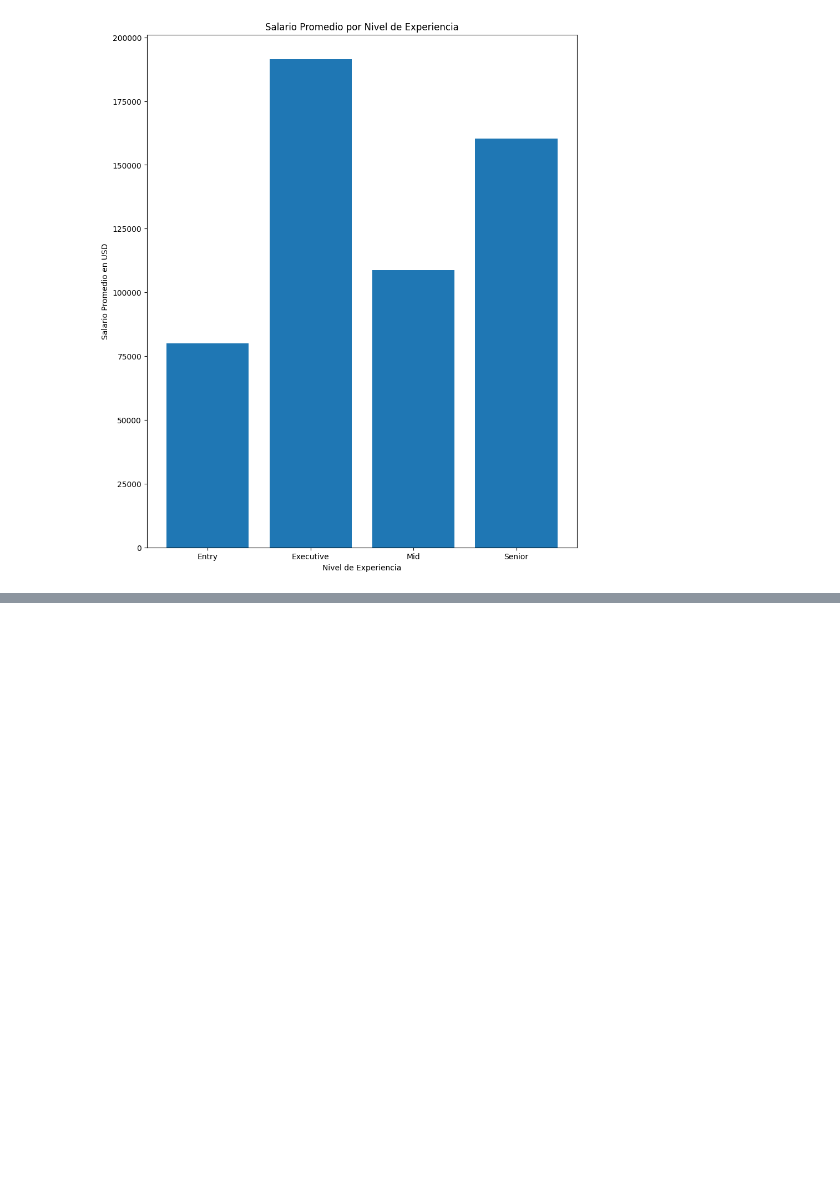
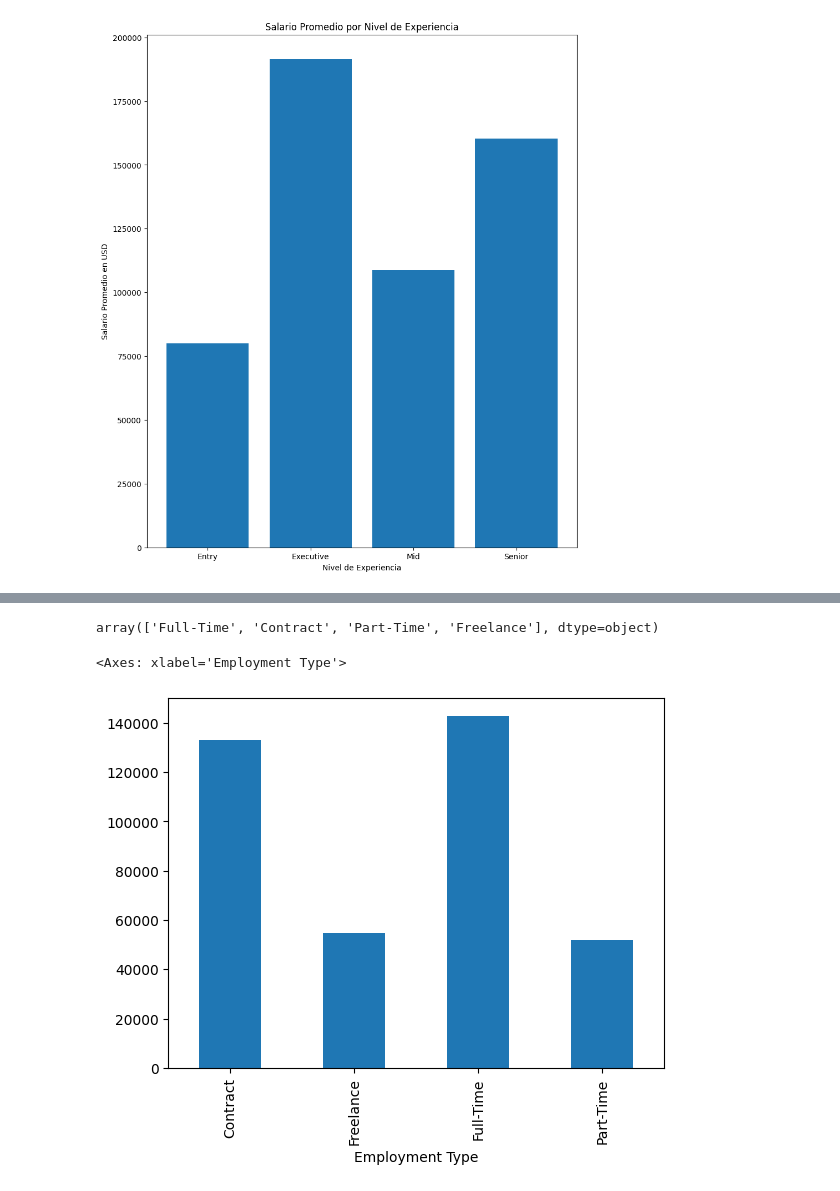
Before and after one commit to Valenfrc/salarios_data_science, a Jupyter notebook: src/explore.ipynb, the cells around one changed output, grey strips where cells are left out. Saved outputs shown, nothing was run; the diff lists cells and outputs as text; code cells hidden in the pictures; blank space fills up the shorter version.

Commit message:
SALARY

```diff
--- a/src/explore.ipynb
+++ b/src/explore.ipynb
@@ -104,0 +111,9 @@ df
+# %%
+df['Employment Type'].unique()
+# %% [output]
+array(['Full-Time', 'Contract', 'Part-Time', 'Freelance'], dtype=object)
+# %%
+df.groupby('Employment Type')['Salary in USD'].mean().plot.bar()
+# %% [output]
+<Axes: xlabel='Employment Type'>
+[figure, added]
```
Also changed, not shown: parts of 2 cells of this notebook.
